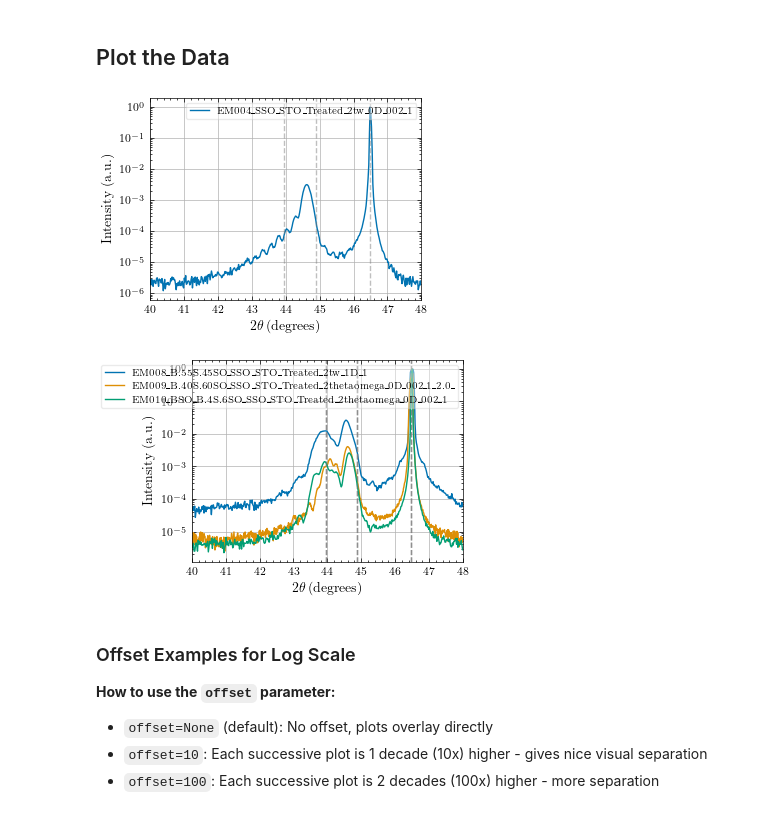
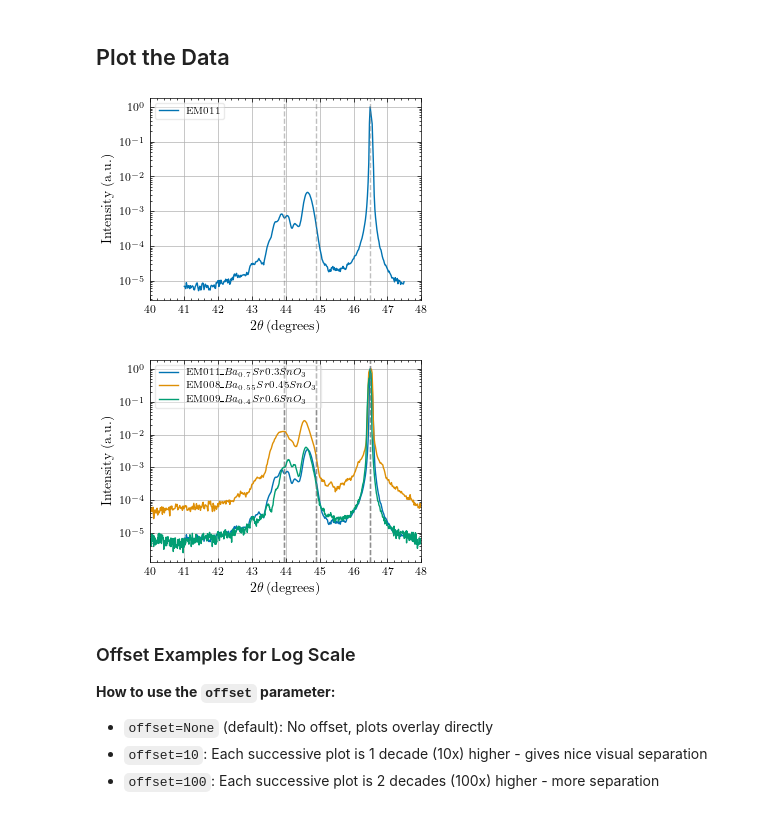
Before and after one commit to hc3413/Thin_Film_Analysis, a Jupyter notebook: ttw_Analysis.ipynb, the cells around one changed output. Cells and saved outputs as stored; diff of their text form; code cells hidden in the pictures.

```diff
--- a/ttw_Analysis.ipynb
+++ b/ttw_Analysis.ipynb
@@ -62,6 +63,7 @@ ttw_EM007 = ttw(root_XRD, folder_name = 'EM007')
 ttw_EM008 = ttw(root_XRD, folder_name = 'EM008')
 ttw_EM009 = ttw(root_XRD, folder_name = 'EM009')
 ttw_EM010 = ttw(root_XRD, folder_name = 'EM010')
+ttw_EM011 = ttw(root_XRD, folder_name = 'EM011')
 # %% [output]
 [PosixPath('/Users/horatiocox/Desktop/RUG_Postdoc/Experiments/XRD/JT082/JT082_BSO_BTO_LaSSTO(0.55)_T_STO_2tw_(002)_1.csv')]
 32
@@ -112,10 +114,10 @@ Index 0: /Users/horatiocox/Desktop/RUG_Postdoc/Experiments/XRD/EM004/EM004_SSO_S
 
 None
 # %%
-single_dat = [ttw_EM004_selected]
-multi_dat = [ttw_EM008, ttw_EM009, ttw_EM010]#[ttw_HC011, ttw_HC013, ttw_HC015]
+single_dat = [ttw_EM011]
+multi_dat = [ttw_EM011, ttw_EM008, ttw_EM009]#[ttw_HC011, ttw_HC013, ttw_HC015]
 #multi_dat = [ttw_SR001, ttw_SR002, ttw_SR003]
 
-# # If exporting the data this ensures th2at the labels are updated by the user to be correct from their original "filename" assignement
-# if export_data == True:
-#     multi_dat = update_plot_string(multi_dat)
+# If exporting the data this ensures th2at the labels are updated by the user to be correct from their original "filename" assignement
+if export_data == True:
+    multi_dat = update_plot_string(multi_dat) #EM011_$Ba_{0.7}Sr{0.3}SnO_3$
@@ -124,11 +130,11 @@ multi_dat = [ttw_EM008, ttw_EM009, ttw_EM010]#[ttw_HC011, ttw_HC013, ttw_HC015]
 # %%
 export_data = True
 fig1 = ttw_plot_same( single_dat, x_lim=[40,48], norm_plot = True, linear_subtraction=False, log_plot=True, med_filt=0 )
 
-# if export_data == True:
-#     fig1.savefig(single_dat[0].folder_path.joinpath(f'{powerpoint_string}_single_ttw.{fig_format}'), dpi=600, bbox_inches='tight', transparent=plot_transparency)
+if export_data == True:
+    fig1.savefig(single_dat[0].folder_path.joinpath(f'{powerpoint_string}_single_ttw.{fig_format}'), dpi=600, bbox_inches='tight', transparent=plot_transparency)
 # %% [output]
-[figure, old version]
+[figure, new version]
 # %%
 export_data = True
 fig1 = ttw_plot_same(multi_dat , x_lim=[40,48], norm_plot = True, linear_subtraction=False, log_plot=True, med_filt=0 )
@@ -136,7 +142,7 @@ fig1 = ttw_plot_same(multi_dat , x_lim=[40,48], norm_plot = True, linear_subtrac
 if export_data == True:
     fig1.savefig(multi_dat[0].folder_path.joinpath(f'{powerpoint_string}_multi_ttw.{fig_format}'), dpi=600, bbox_inches='tight', transparent=plot_transparency)
 # %% [output]
-[figure, old version]
+[figure, new version]
 # %% [markdown]
 ### Offset Examples for Log Scale
 
```
Also changed, not shown: parts of 14 cells of this notebook, 3 other files.
